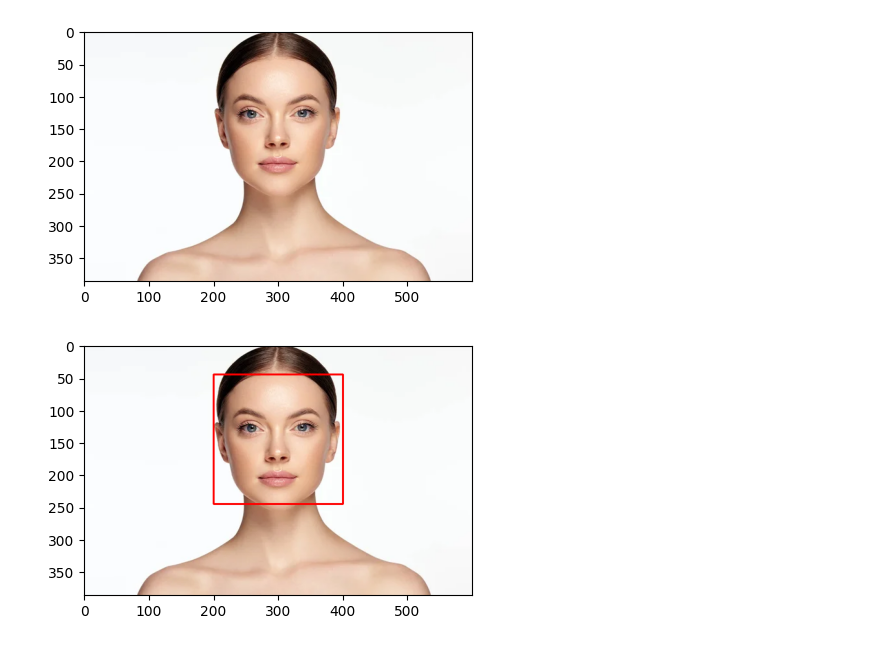
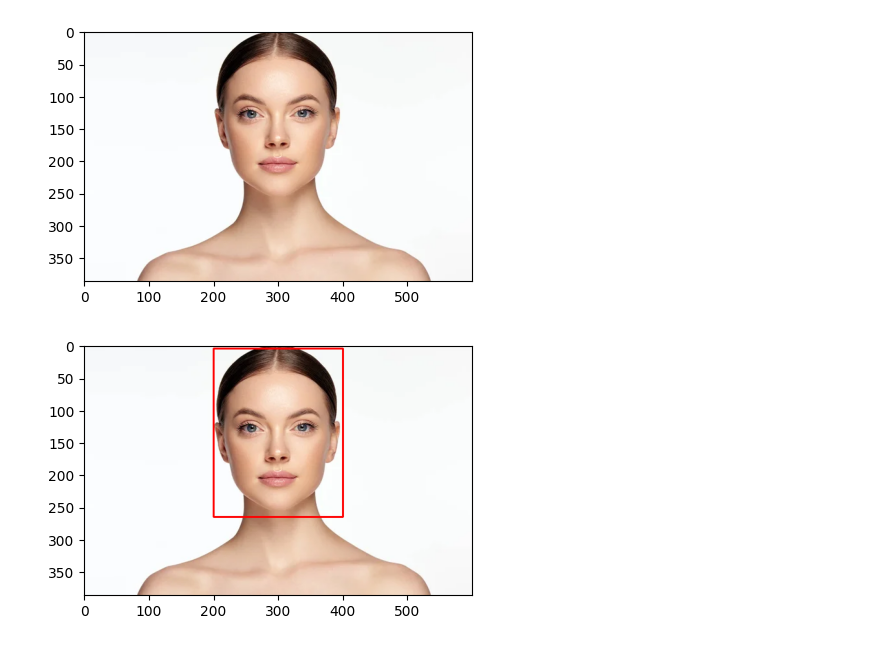
Before and after one commit to bhavberi/Face-Augmentation, a Jupyter notebook: src/main.ipynb, the cells around one changed output. Saved outputs shown, nothing was run; the diff lists cells and outputs as text; code cells hidden in the pictures.

```diff
--- a/src/main.ipynb
+++ b/src/main.ipynb
@@ -13,12 +14,12 @@ plt.show()
 # %%
 detector = cv2.CascadeClassifier("../data/haarcascade_frontalface_default.xml")
 results = detector.detectMultiScale(face, 1.3, 5)
 face_copy = np.copy(face)
 for (x, y, w, h) in results:
-    cv2.rectangle(face_copy, (x, y), (x+w, y+h), (255, 0, 0), 2)
+    cv2.rectangle(face_copy, (x, y-40), (x+w, y+h+20), (255, 0, 0), 2)
 
 plt.figure(figsize=(5, 5))
 plt.imshow(face_copy)
 plt.show()
 # %% [output]
-[figure, old version]
+[figure, new version]
```
Also changed, not shown: parts of 3 cells of this notebook.
